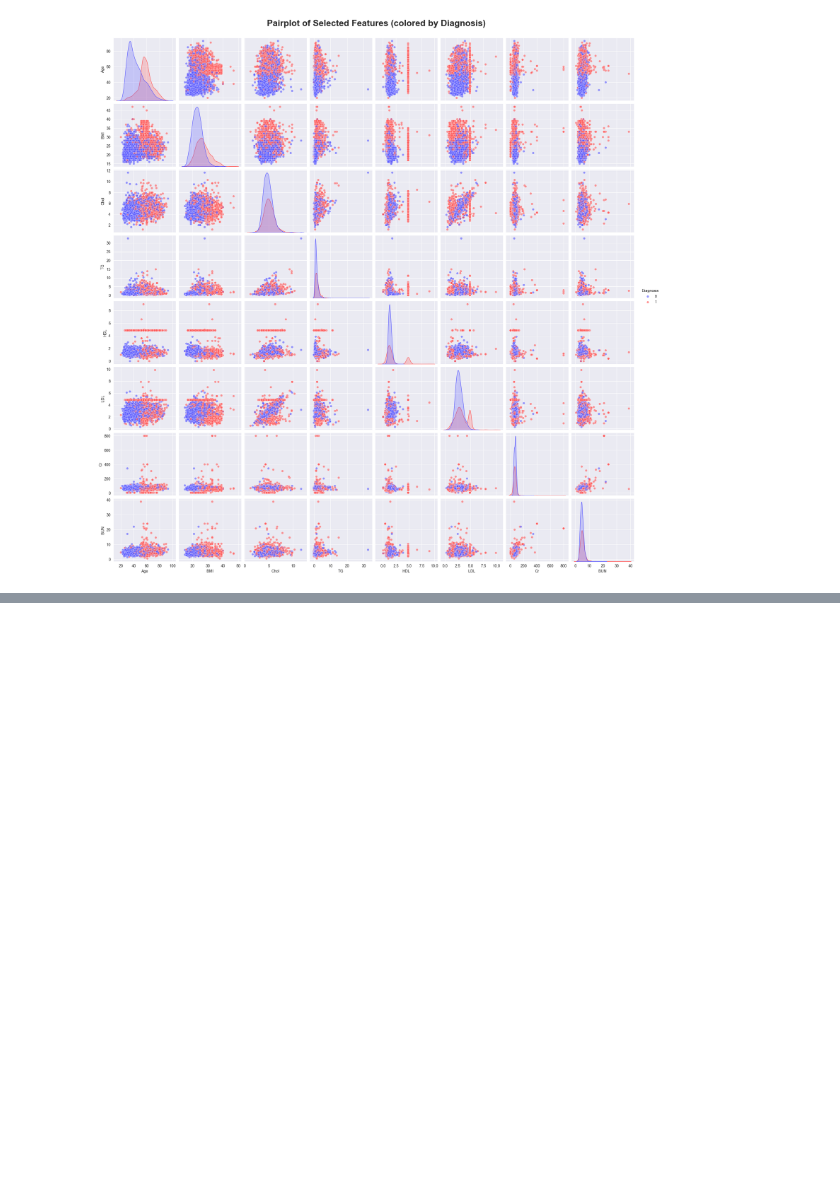
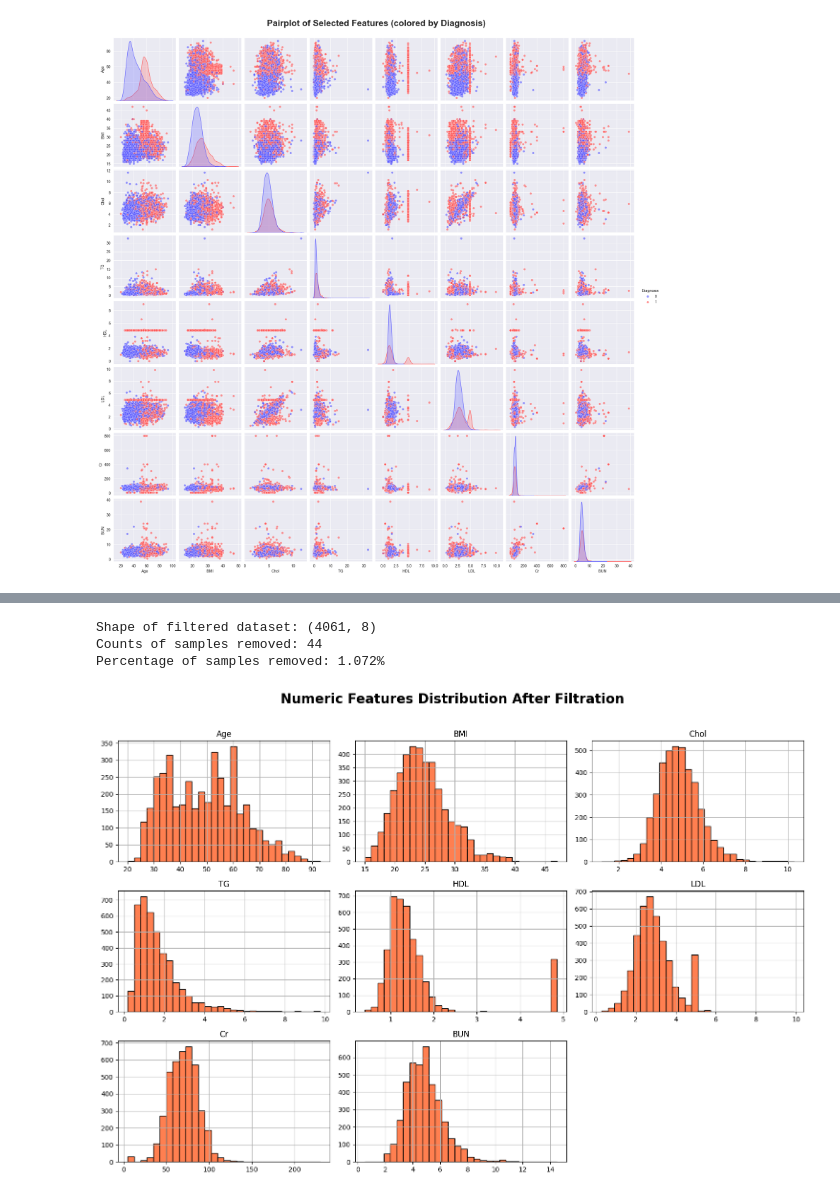
Before and after one commit to Nimaabediforud/BioFusion-Hybrid-Biomedical-Prediction, a Jupyter notebook: Notebooks/EDA.ipynb, the cells around one changed output, grey strips where cells are left out. Cells and saved outputs as stored; diff of their text form; code cells hidden in the pictures; blank space fills up the shorter version.

```diff
--- a/Notebooks/EDA.ipynb
+++ b/Notebooks/EDA.ipynb
@@ -458,0 +473,21 @@ plt.show()
+# %%
+#----------------------------------------------
+# Check if we exclude any data point greater than the range
+# or is invalid (like being 0) how `skewness` and `outliers` will change
+#----------------------------------------------
+
+# Cuttoff range for each one of the features:  Cr, TG, BUN, HDL
+ranges ={
+    "Cr": 300,
+    "TG": 10,
+    "BUN": 20,
+    "HDL": 5
+}
+
+# Count how many data points pass these cutoff ranges + NOT Zero
+counts = {feature: ((num_cols[feature] > range_) | (num_cols[feature] <= 0)).sum() for feature, range_ in ranges.items()}
+
+# Convert to a dataframe
+counts_df = pd.DataFrame(data=[counts]).drop_duplicates().melt(var_name="Feature", value_name="Counts")
+
+counts_df
@@ -458,0 +500,13 @@ plt.show()
+# %%
+# Filteration: Below cutoff range + Not zero
+filtered = num_cols[
+    (num_cols[["Cr", "TG", "BUN", "HDL"]] > 0).all(axis=1) &
+    (num_cols["Cr"] < ranges["Cr"]) &
+    (num_cols["TG"] < ranges["TG"]) &
+    (num_cols["BUN"] < ranges["BUN"]) &
+    (num_cols["HDL"] < ranges["HDL"])
+]
+
+
+# Calculate skewness of each
+skewness_detector(filtered)
@@ -458,0 +536,18 @@ plt.show()
+# %%
+#---------------------------------------
+# Check dataset before/after filtration
+#---------------------------------------
+
+# Shape of filtered dataset, Counts & Percentage of samples removed
+dif = train.shape[0] - filtered.shape[0]
+pct = round((dif/train.shape[0]) * 100, 3)
+print(f"Shape of filtered dataset: {filtered.shape}\nCounts of samples removed: {dif}\nPercentage of samples removed: {pct}%")
+# %% [output]
+Shape of filtered dataset: (4061, 8)
+Counts of samples removed: 44
+Percentage of samples removed: 1.072%
+# %%
+# Histogram after filtration (numeric features)
+hist(filtered, "coral", "Numeric Features Distribution After Filtration")
+# %% [output]
+[figure, added]
```
Also changed, not shown: parts of 11 cells of this notebook, 1 other file.
